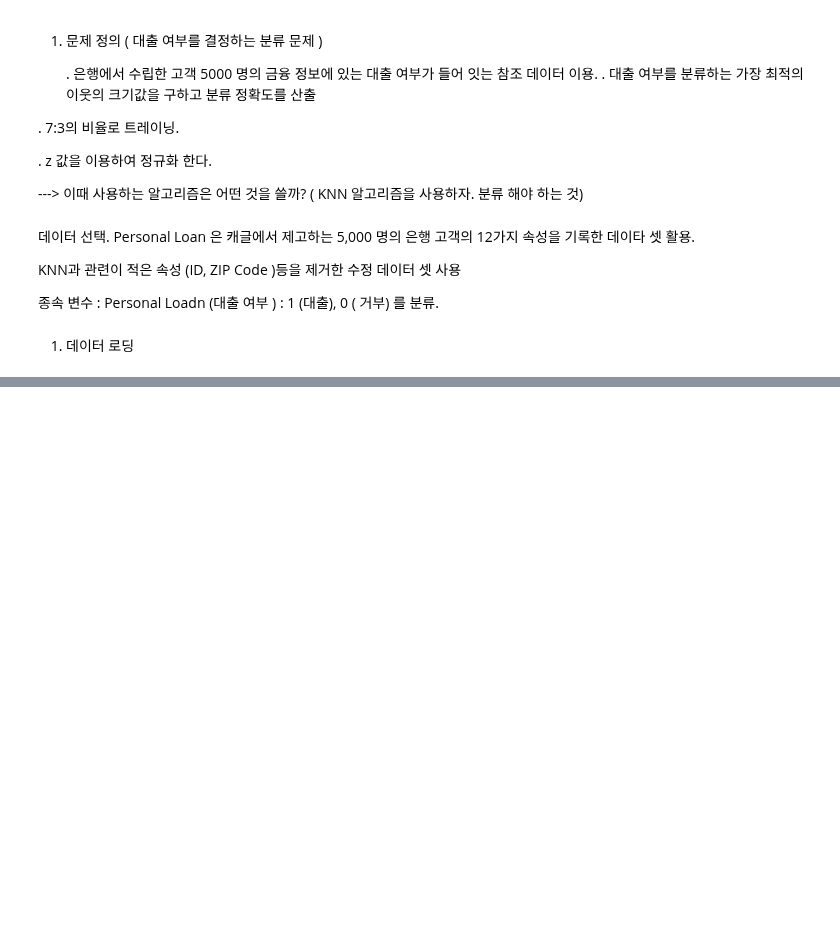
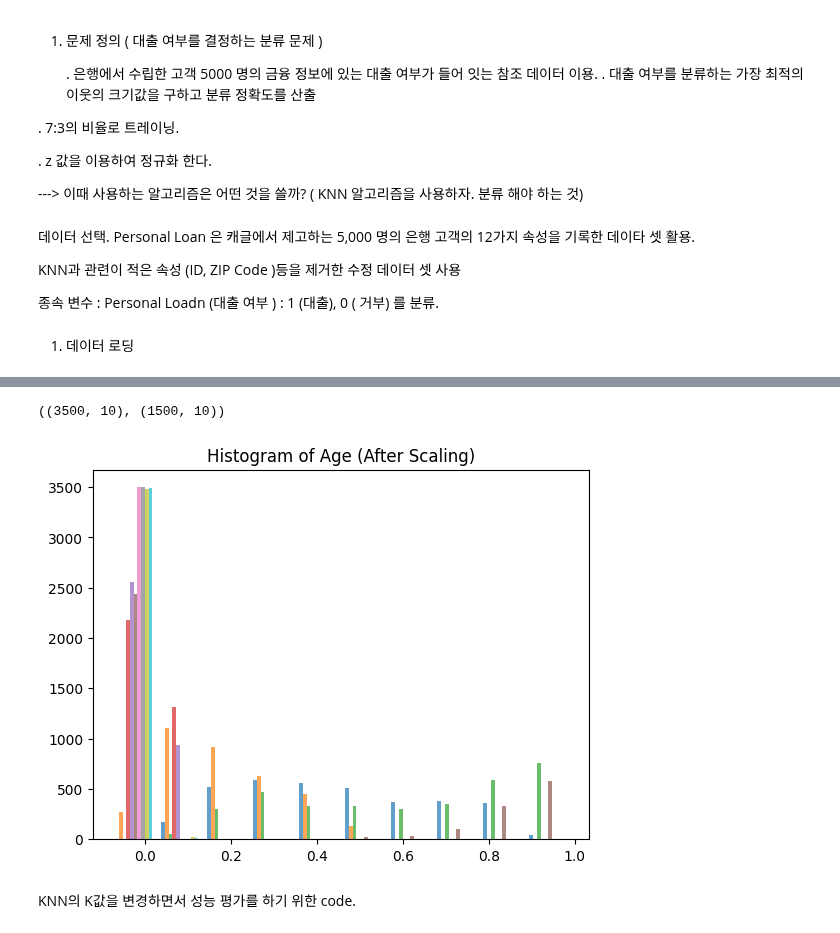
Before and after one commit to mackenly2/mjc.ai.ml, a Jupyter notebook: bdu.9.3.은행고객분류.KNN.ipynb, the cells around one changed output, grey strips where cells are left out. Cells and saved outputs as stored; diff of their text form; code cells hidden in the pictures; blank space fills up the shorter version.

```diff
--- a/bdu.9.3.은행고객분류.KNN.ipynb
+++ b/bdu.9.3.은행고객분류.KNN.ipynb
@@ -37,0 +190,16 @@ ValueError: Mountpoint must not contain a space.
+# %%
+import sklearn.preprocessing as preprocessing
+preprocessor = preprocessing.Normalizer()
+
+X_train = preprocessor.fit_transform(X_train)  ## 학습용
+X_test = preprocessor.transform(X_test)  ## test 용
+
+X_train.shape, X_test.shape
+# %% [output]
+((3500, 10), (1500, 10))
+# %%
+plt.hist(X_train, bins=10, alpha=0.7)
+plt.title(f"Histogram of Age (After Scaling)")
+plt.show()
+# %% [output]
+[figure, added]
@@ -37,0 +211,2 @@ ValueError: Mountpoint must not contain a space.
+# %% [markdown]
+KNN의 K값을 변경하면서 성능 평가를 하기 위한 code.
```
Also changed, not shown: parts of 23 cells of this notebook.
